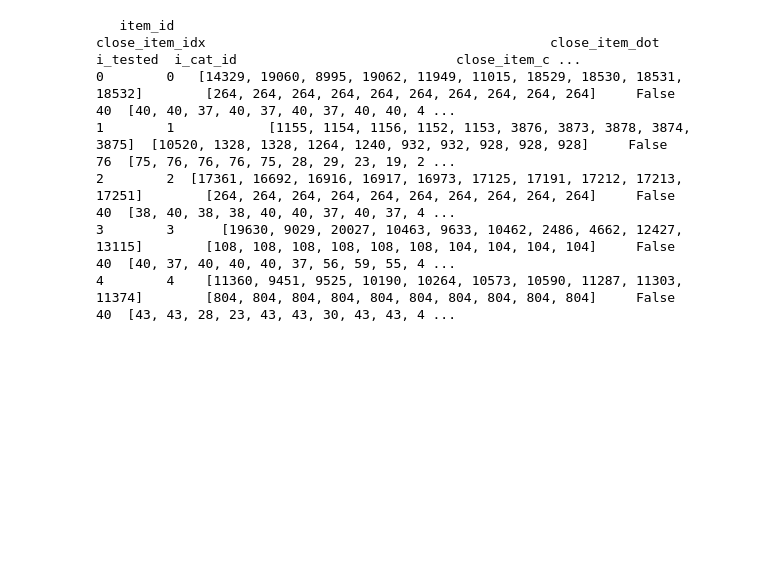
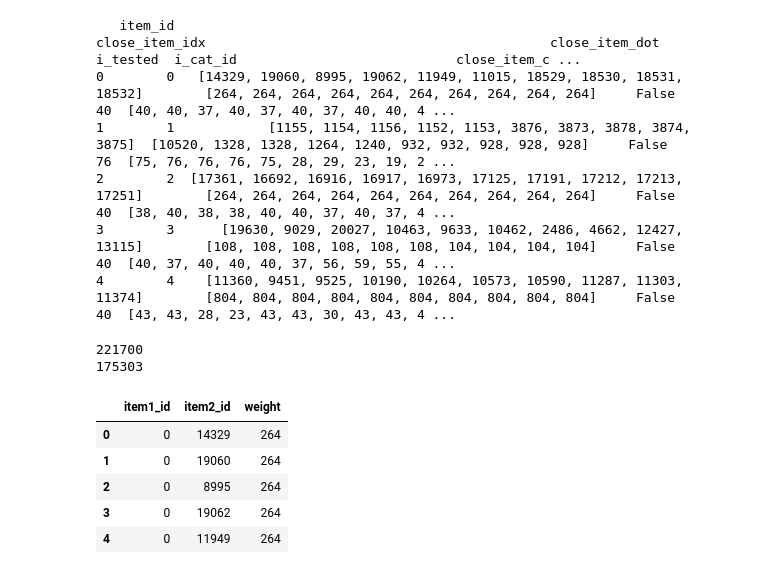
Before and after one commit to migai/Kag, a Jupyter notebook: ipynb_versions/MG_EDA_items only v2.ipynb, the cells around one changed output. Saved outputs shown, nothing was run; the diff lists cells and outputs as text; code cells hidden in the pictures; blank space fills up the shorter version.

```diff
--- a/ipynb_versions/MG_EDA_items only v2.ipynb
+++ b/ipynb_versions/MG_EDA_items only v2.ipynb
@@ -544,7 +583,7 @@ Wall time: 2min 43s
 # %% [markdown]
 #####Use scipy sparse matrices instead of pandas... faster, and less memory use
 # %%
-item_vec_matrix = sparse.csr_matrix(iwv2) #item_vectors2.values)
+item_vec_matrix = sparse.csr_matrix(item_word_vectors)
 # %%
 %%time
 # <2sec for 21,700 items x 4000+ ngrams; output is a csr matrix of type int64
@@ -618,22 +657,31 @@ print(similar_items.head())
 # %%
 # create a graph with nodes = item ids in test set, and edge weights = dot product values
 
 # we will use the "community" algorithms to determine useful groupings of other items around/including the test items
 # ##### start with a graph containing the 5100 items in the test set as starter nodes, and add in the 10 highest-match wordvector items if dot product > threshold
 # TAKING A LEAP... gonna try with 21700 full items dataset / top 10 matches
 
 edge_threshold = 100  # dot product (edge weight) must be greater than this for two item_ids to be connected in the graph
 
 graph_items = similar_items[['item_id','close_item_idx']].copy(deep=True).explode('close_item_idx').reset_index(drop=True)
 graph_weights = similar_items[['item_id','close_item_dot']].copy(deep=True).explode('close_item_dot').reset_index(drop=True)
-graph_items['weight'] = testweights.loc[:]['close_item_dot']
+graph_items['weight'] = graph_weights.loc[:]['close_item_dot']
 graph_items.columns = ['item1_id','item2_id','weight']
 
 print(len(graph_items))
 graph_items = graph_items[graph_items.weight > edge_threshold]
 print(len(graph_items))
 graph_items.head()
 # depending on threshold, we may end up dropping some of the test items (for example, we lose item 22154 if threshold = 150, but not if threshold = 100)
+# %% [output]
+221700
+175303
+|  | item1_id | item2_id | weight |
+| 0 | 0 | 14329 | 264 |
+| 1 | 0 | 19060 | 264 |
+| 2 | 0 | 8995 | 264 |
+| 3 | 0 | 19062 | 264 |
+| 4 | 0 | 11949 | 264 |
 # %%
 %%time
 # import pandas df into weighted-edge graph:
```
Also changed, not shown: parts of 17 cells of this notebook, 2 other files.
